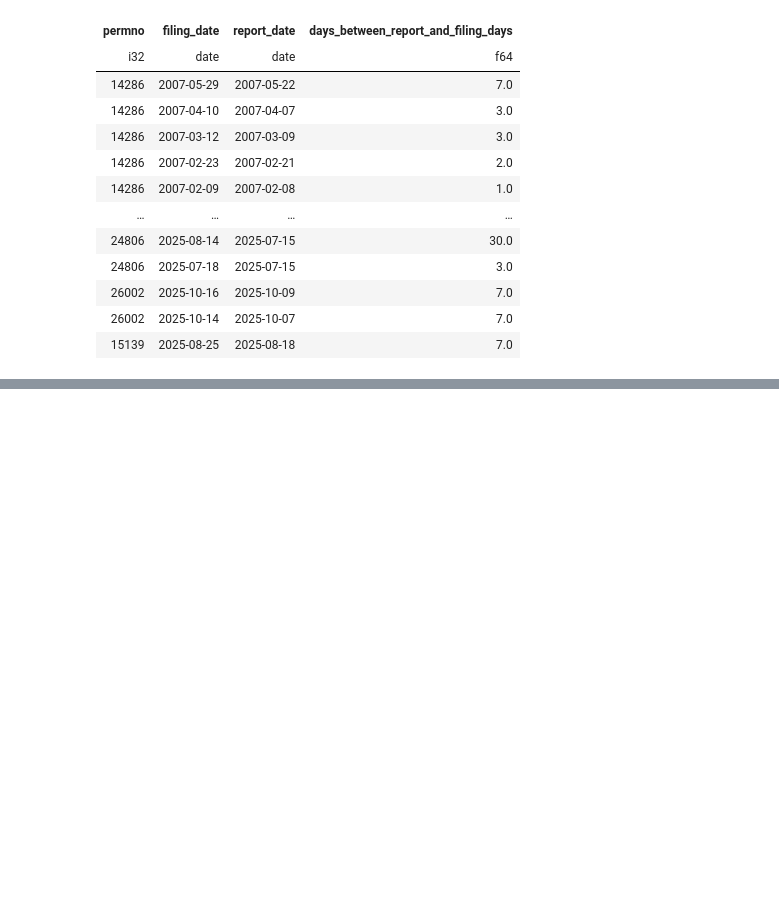
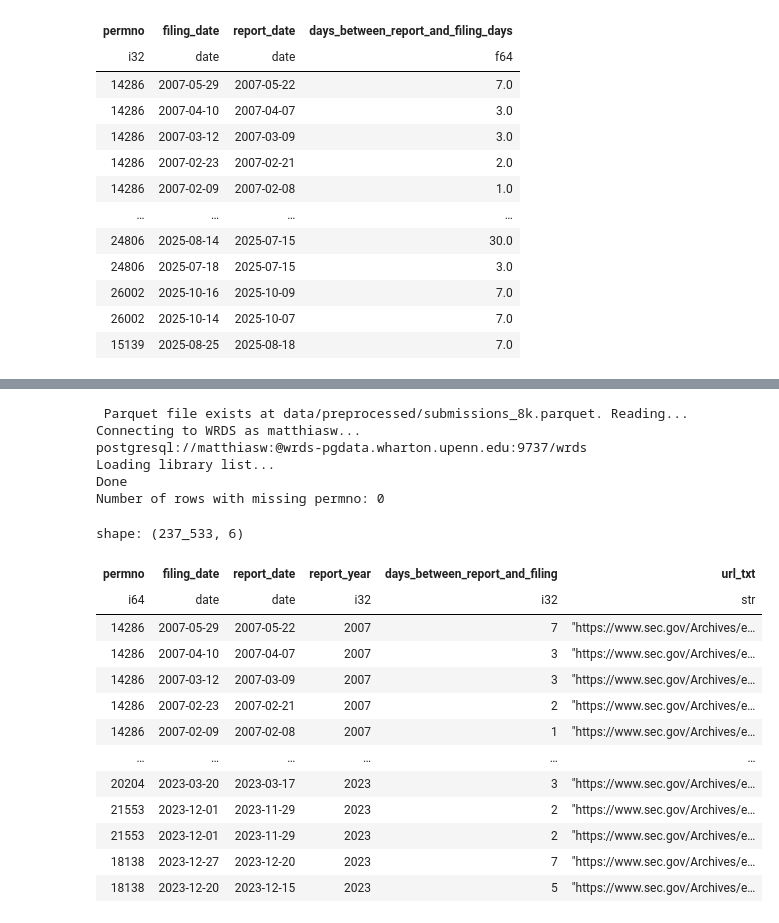
Before and after one commit to Wfiles/iti-8k-analysis, a Jupyter notebook: sec_8k.ipynb, the cells around one changed output, grey strips where cells are left out. Cells and saved outputs as stored; diff of their text form; code cells hidden in the pictures; blank space fills up the shorter version.

```diff
--- a/sec_8k.ipynb
+++ b/sec_8k.ipynb
@@ -302,0 +317,24 @@ shape: (685_730, 4)
+# %%
+df_8k = preprocess_sec_8k()
+df_8k
+# %% [output]
+ Parquet file exists at data/preprocessed/submissions_8k.parquet. Reading...
+Connecting to WRDS as matthiasw...
+postgresql://matthiasw:@wrds-pgdata.wharton.upenn.edu:9737/wrds
+Loading library list...
+Done
+Number of rows with missing permno: 0
+shape: (237_533, 6)
+| permno | filing_date | report_date | report_year | days_between_report_and_filing | url_txt |
+| i64 | date | date | i32 | i32 | str |
+| 14286 | 2007-05-29 | 2007-05-22 | 2007 | 7 | "https://www.sec.gov/Archives/e… |
+| 14286 | 2007-04-10 | 2007-04-07 | 2007 | 3 | "https://www.sec.gov/Archives/e… |
+| 14286 | 2007-03-12 | 2007-03-09 | 2007 | 3 | "https://www.sec.gov/Archives/e… |
+| 14286 | 2007-02-23 | 2007-02-21 | 2007 | 2 | "https://www.sec.gov/Archives/e… |
+| 14286 | 2007-02-09 | 2007-02-08 | 2007 | 1 | "https://www.sec.gov/Archives/e… |
+| … | … | … | … | … | … |
+| 20204 | 2023-03-20 | 2023-03-17 | 2023 | 3 | "https://www.sec.gov/Archives/e… |
+| 21553 | 2023-12-01 | 2023-11-29 | 2023 | 2 | "https://www.sec.gov/Archives/e… |
+| 21553 | 2023-12-01 | 2023-11-29 | 2023 | 2 | "https://www.sec.gov/Archives/e… |
+| 18138 | 2023-12-27 | 2023-12-20 | 2023 | 7 | "https://www.sec.gov/Archives/e… |
+| 18138 | 2023-12-20 | 2023-12-15 | 2023 | 5 | "https://www.sec.gov/Archives/e… |
```
Also changed, not shown: parts of 5 cells of this notebook, 2 other files.
